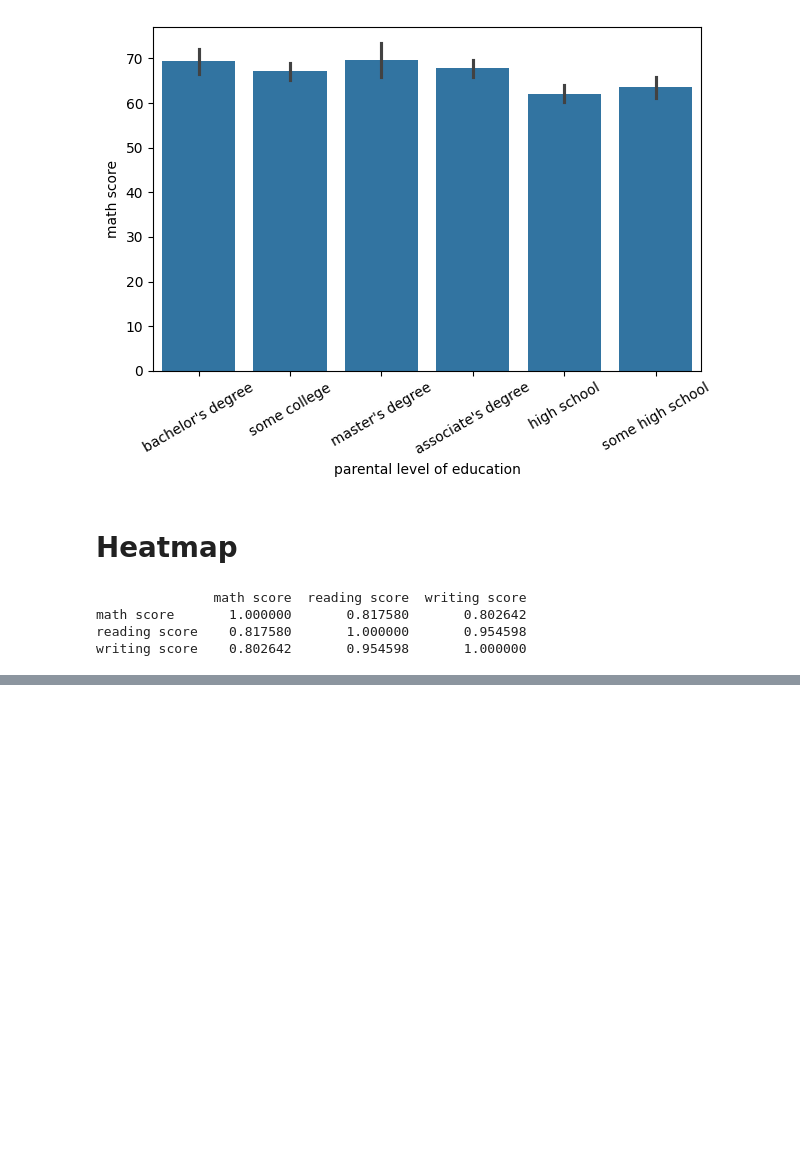
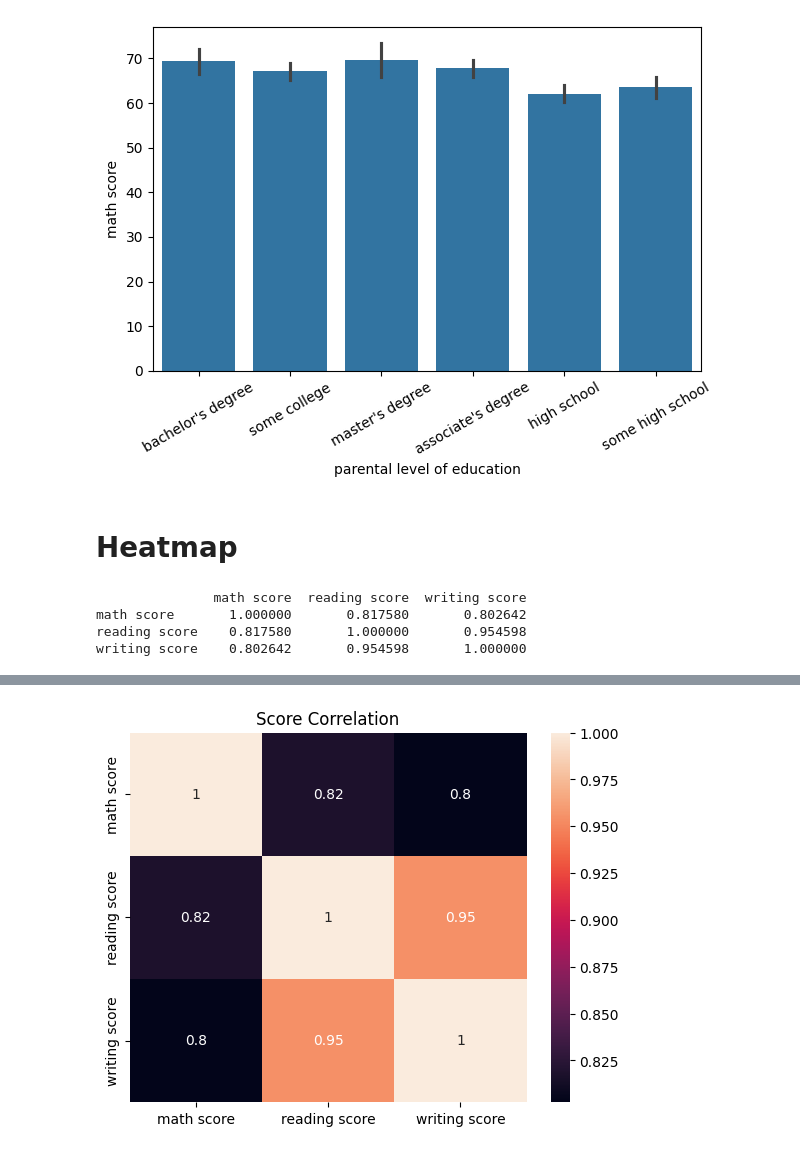
Before and after one commit to Nakib-Nasrullah/Research-Skill, a Jupyter notebook: 6_Matplotlib_and_Seaborn.ipynb, the cells around one changed output, grey strips where cells are left out. Cells and saved outputs as stored; diff of their text form; code cells hidden in the pictures; blank space fills up the shorter version.

```diff
--- a/6_Matplotlib_and_Seaborn.ipynb
+++ b/6_Matplotlib_and_Seaborn.ipynb
@@ -418,0 +426,7 @@ writing score    0.802642       0.954598       1.000000
+# %%
+# Heatmap with numbers
+sns.heatmap(correlation, annot=True)
+plt.title('Score Correlation')
+plt.show()
+# %% [output]
+[figure, added]
```
Also changed, not shown: parts of 4 cells of this notebook.
